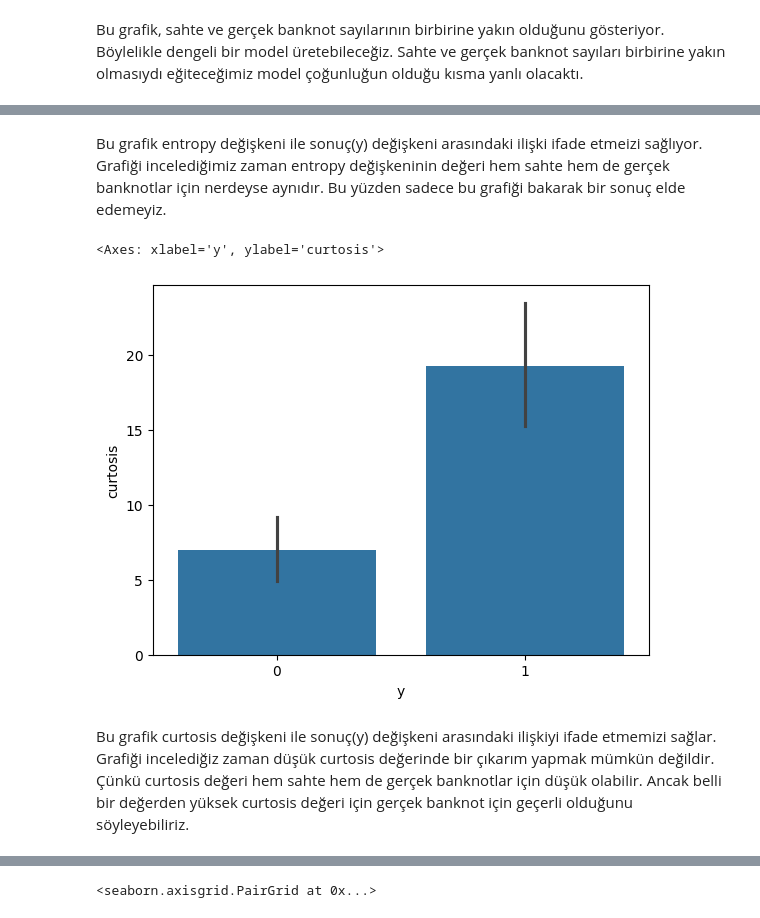
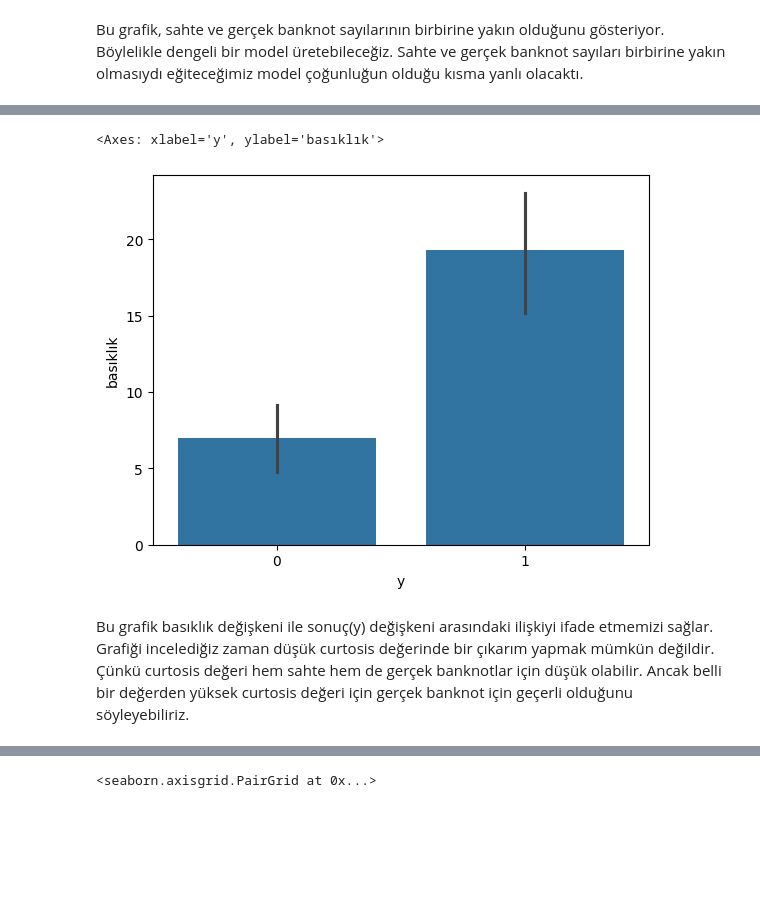
Before and after one commit to mfasahin/banknot_authentication, a Jupyter notebook: data_banknote.ipynb, the cells around one changed output, grey strips where cells are left out. Cells and saved outputs as stored; diff of their text form; code cells hidden in the pictures; blank space fills up the shorter version.

```diff
--- a/data_banknote.ipynb
+++ b/data_banknote.ipynb
@@ -65,7 +73,7 @@ print(df.tail())
 # %% [markdown]
 Verisetinin son 5 satırını gösterir.
 # %%
-df.columns = ['variance', 'skewness', 'curtosis', 'entropy', 'y']
+df.columns = ['varyans', 'çarpıklık', 'basıklık', 'entropi', 'y']
 
 for col in df.columns:
         df[col] = pd.to_numeric(df[col], errors='coerce')
@@ -178,9 +182,7 @@ sns.barplot(x='y', y='entropy', data=df)
-# %% [markdown]
-Bu grafik entropy değişkeni ile sonuç(y) değişkeni arasındaki ilişki ifade etmeizi sağlıyor. Grafiği incelediğimiz zaman entropy değişkeninin değeri hem sahte hem de gerçek banknotlar için nerdeyse aynıdır. Bu yüzden sadece bu grafiği bakarak bir sonuç elde edemeyiz.
 # %%
-sns.barplot(x='y', y='curtosis', data=df)
+sns.barplot(x='y', y='basıklık', data=df)
 # %% [output]
-<Axes: xlabel='y', ylabel='curtosis'>
+<Axes: xlabel='y', ylabel='basıklık'>
-[figure, old version]
+[figure, new version]
 # %% [markdown]
-Bu grafik curtosis değişkeni ile sonuç(y) değişkeni arasındaki ilişkiyi ifade etmemizi sağlar. Grafiği incelediğiz zaman düşük curtosis değerinde bir çıkarım yapmak mümkün değildir. Çünkü curtosis değeri hem sahte hem de gerçek banknotlar için düşük olabilir. Ancak belli bir değerden yüksek curtosis değeri için gerçek banknot için geçerli olduğunu söyleyebiliriz.
+Bu grafik basıklık değişkeni ile sonuç(y) değişkeni arasındaki ilişkiyi ifade etmemizi sağlar. Grafiği incelediğiz zaman düşük curtosis değerinde bir çıkarım yapmak mümkün değildir. Çünkü curtosis değeri hem sahte hem de gerçek banknotlar için düşük olabilir. Ancak belli bir değerden yüksek curtosis değeri için gerçek banknot için geçerli olduğunu söyleyebiliriz.
```
Also changed, not shown: parts of 76 cells of this notebook.
